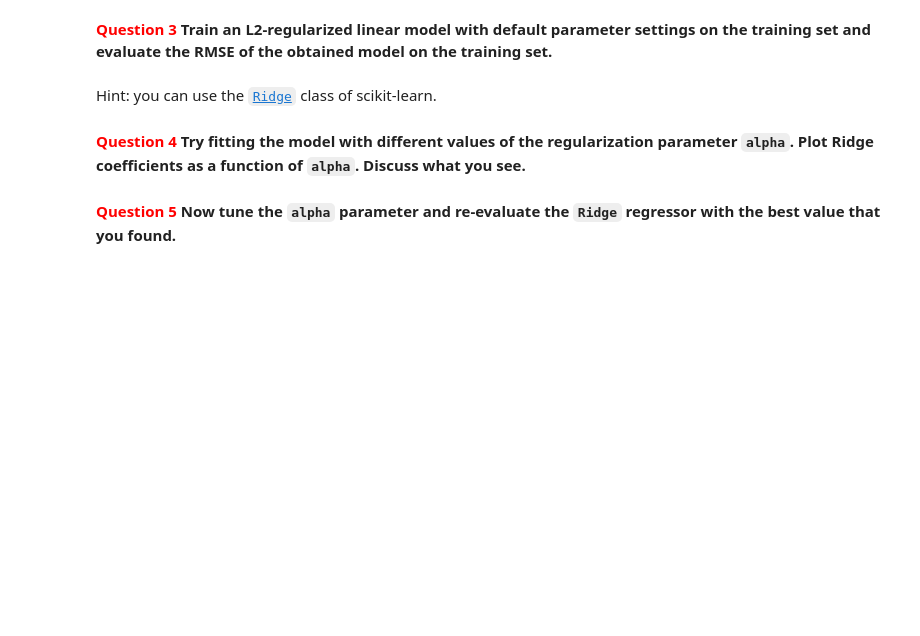
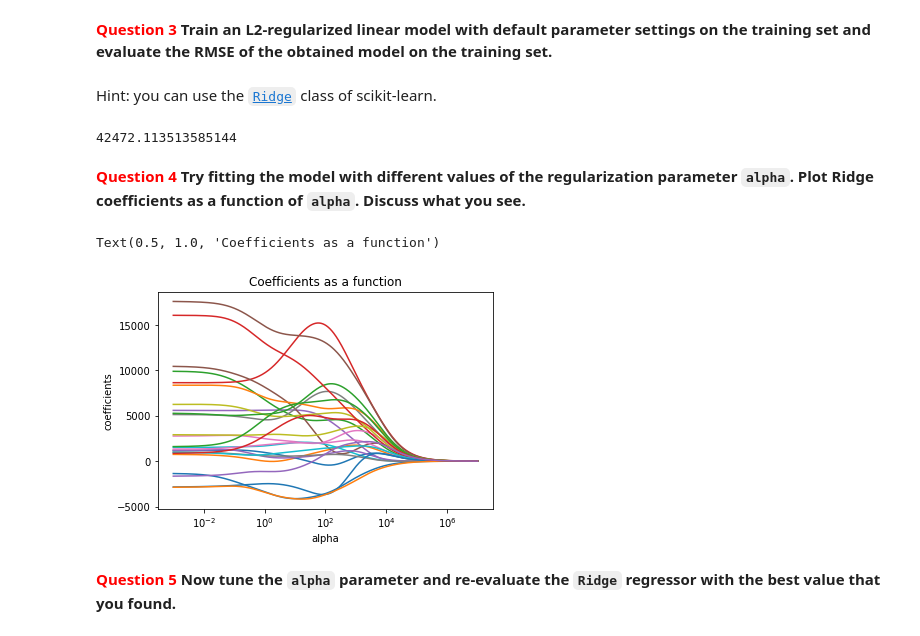
Before and after one commit to JorritWillaert/Data-Mining-Exercises, a Jupyter notebook: Session 2/notebooks/houses.ipynb, the cells around one changed output. Saved outputs shown, nothing was run; the diff lists cells and outputs as text; code cells hidden in the pictures; blank space fills up the shorter version.

```diff
--- a/Session 2/notebooks/houses.ipynb
+++ b/Session 2/notebooks/houses.ipynb
@@ -249,2 +247,11 @@ Hint: you can use the <a href="http://scikit-learn.org/stable/modules/generated/
+# %%
+# Your solution here
+from sklearn.linear_model import Ridge
+reg = Ridge()
+reg.fit(X_train, y_train)
+y_pred = reg.predict(X_test)
+print(rmse(y_test, y_pred))
+# %% [output]
+42472.113513585144
 # %% [markdown]
 <b><font color = 'red'>Question 4</font> Try fitting the model with different values of the regularization parameter `alpha`. Plot Ridge coefficients as a function of `alpha`. Discuss what you see.</b>
@@ -253,3 +258,26 @@ Hint: you can use the <a href="http://scikit-learn.org/stable/modules/generated/
+# %%
+# Your solution here
+n_alphas = 500
+alphas = np.logspace(-3, 7, n_alphas)
+
+# Fit the models
+coefs = []
+for a in alphas:
+    ridge = Ridge(alpha=a, fit_intercept=False)
+    ridge.fit(X_train, y_train)
+    # We will look at the behaviour of the first 25 coefficients
+    coefs.append(ridge.coef_[:25])
+
+ax = plt.gca()
+ax.plot(alphas, coefs)
+ax.set_xscale('log')
+ax.set_xlim(ax.get_xlim())
+plt.xlabel('alpha')
+plt.ylabel('coefficients')
+plt.title('Coefficients as a function')
+# %% [output]
+Text(0.5, 1.0, 'Coefficients as a function')
+[figure, added]
 # %% [markdown]
 <b><font color = 'red'>Question 5</font> Now tune the `alpha` parameter and re-evaluate the `Ridge` regressor with the best value that you found.</b>
 # %% [markdown]
```
Also changed, not shown: parts of 6 cells of this notebook.
